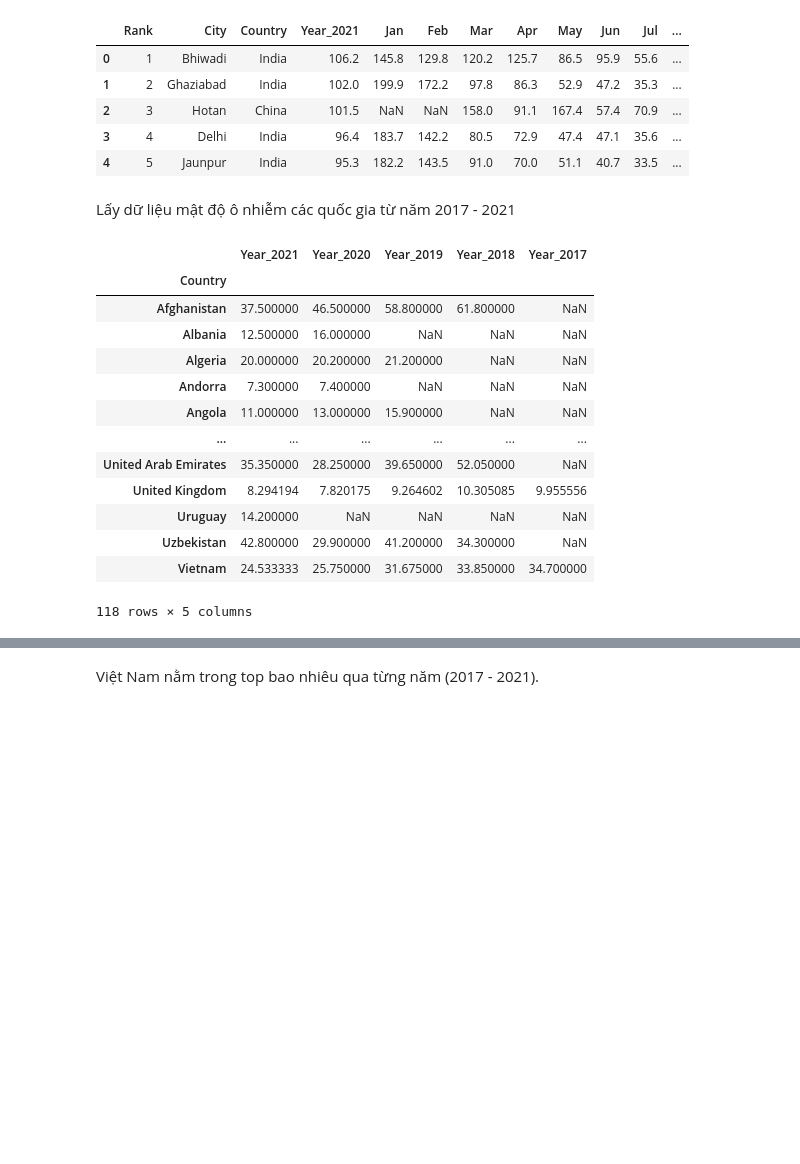
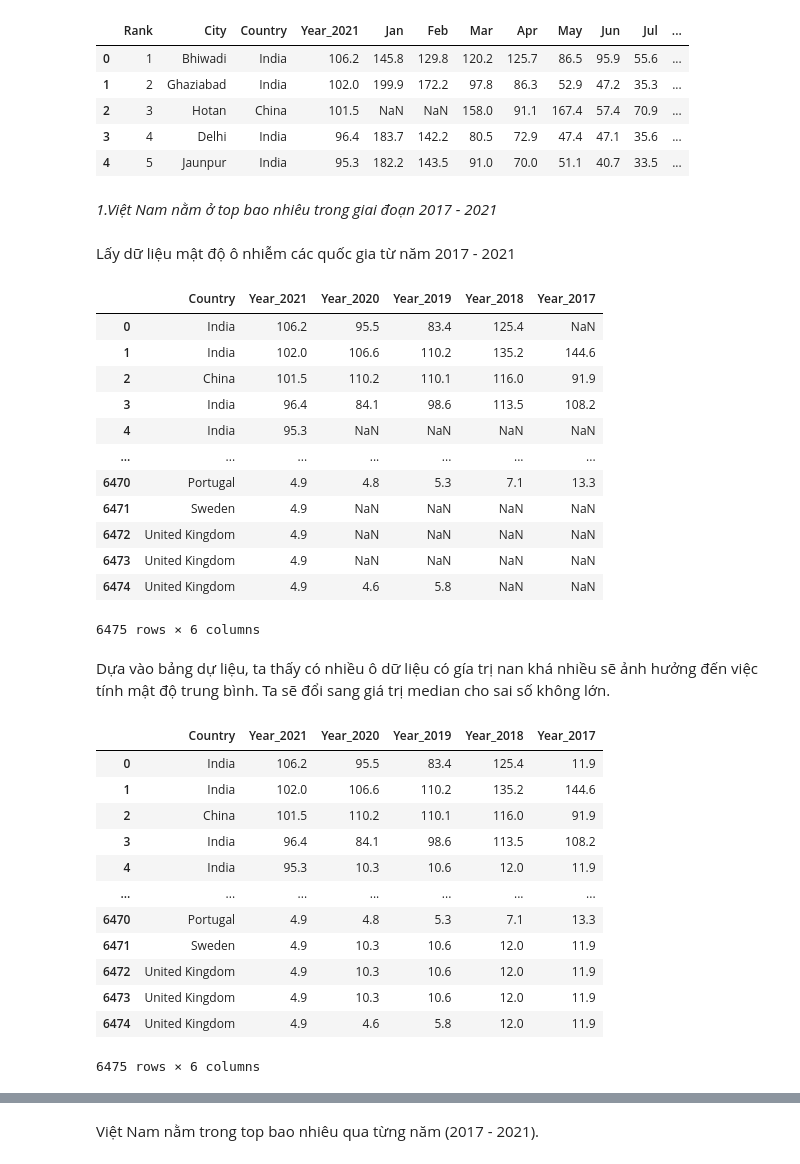
Before and after one commit to yakhimm/NMKHDL_20, a Jupyter notebook: cau2.ipynb, the cells around one changed output, grey strips where cells are left out. Saved outputs shown, nothing was run; the diff lists cells and outputs as text; code cells hidden in the pictures; blank space fills up the shorter version.

```diff
--- a/cau2.ipynb
+++ b/cau2.ipynb
@@ -18,24 +20,52 @@ df.head()
 | 2 | 3 | Hotan | China | 101.5 | NaN | NaN | 158.0 | 91.1 | 167.4 | 57.4 | 70.9 | ... |
 | 3 | 4 | Delhi | India | 96.4 | 183.7 | 142.2 | 80.5 | 72.9 | 47.4 | 47.1 | 35.6 | ... |
 | 4 | 5 | Jaunpur | India | 95.3 | 182.2 | 143.5 | 91.0 | 70.0 | 51.1 | 40.7 | 33.5 | ... |
+# %% [markdown]
+*1.Việt Nam nằm ở top bao nhiêu trong giai đoạn 2017 - 2021*
 # %% [markdown]
 Lấy dữ liệu mật độ ô nhiễm các quốc gia từ năm 2017 - 2021
 # %%
+#Do chỉ tính trong giai đoạn 2017 - 2021 nên sẽ xóa các cột không cần thiết
 df_Country = df.drop(['Rank', 'City','Jan', 'Feb', 'Mar', 'Apr', 'May', 'Jun', 'Jul', 'Aug', 'Sep', 'Oct', 'Nov', 'Dec'], axis = 1)
-df_Country = df_Country.groupby('Country').mean()
 df_Country
 # %% [output]
-|  | Year_2021 | Year_2020 | Year_2019 | Year_2018 | Year_2017 |
-| Country |  |  |  |  |  |
-| Afghanistan | 37.500000 | 46.500000 | 58.800000 | 61.800000 | NaN |
-| Albania | 12.500000 | 16.000000 | NaN | NaN | NaN |
-| Algeria | 20.000000 | 20.200000 | 21.200000 | NaN | NaN |
-| Andorra | 7.300000 | 7.400000 | NaN | NaN | NaN |
-| Angola | 11.000000 | 13.000000 | 15.900000 | NaN | NaN |
-| ... | ... | ... | ... | ... | ... |
-| United Arab Emirates | 35.350000 | 28.250000 | 39.650000 | 52.050000 | NaN |
-| United Kingdom | 8.294194 | 7.820175 | 9.264602 | 10.305085 | 9.955556 |
-| Uruguay | 14.200000 | NaN | NaN | NaN | NaN |
-| Uzbekistan | 42.800000 | 29.900000 | 41.200000 | 34.300000 | NaN |
-| Vietnam | 24.533333 | 25.750000 | 31.675000 | 33.850000 | 34.700000 |
+|  | Country | Year_2021 | Year_2020 | Year_2019 | Year_2018 | Year_2017 |
+| 0 | India | 106.2 | 95.5 | 83.4 | 125.4 | NaN |
+| 1 | India | 102.0 | 106.6 | 110.2 | 135.2 | 144.6 |
+| 2 | China | 101.5 | 110.2 | 110.1 | 116.0 | 91.9 |
+| 3 | India | 96.4 | 84.1 | 98.6 | 113.5 | 108.2 |
+| 4 | India | 95.3 | NaN | NaN | NaN | NaN |
+| ... | ... | ... | ... | ... | ... | ... |
+| 6470 | Portugal | 4.9 | 4.8 | 5.3 | 7.1 | 13.3 |
+| 6471 | Sweden | 4.9 | NaN | NaN | NaN | NaN |
+| 6472 | United Kingdom | 4.9 | NaN | NaN | NaN | NaN |
+| 6473 | United Kingdom | 4.9 | NaN | NaN | NaN | NaN |
+| 6474 | United Kingdom | 4.9 | 4.6 | 5.8 | NaN | NaN |
-118 rows × 5 columns
+6475 rows × 6 columns
+# %% [markdown]
+Dựa vào bảng dự liệu, ta thấy có nhiều ô dữ liệu có gía trị nan khá nhiều sẽ ảnh hưởng đến việc tính mật độ trung bình. Ta sẽ đổi sang giá trị median cho sai số không lớn.
+# %%
+#Những cột cần thay đổi giá trị
+year_cols = ['Year_2021', 'Year_2020', 'Year_2019', 'Year_2018', 'Year_2017']
+
+#Thay đổi nan thành median
+for col in year_cols:
+    med = df_Country[col].median()
+    df_Country[col] = df_Country[col].fillna(med)
+
+#Bảng sau khi đổi giá trị
+df_Country
+# %% [output]
+|  | Country | Year_2021 | Year_2020 | Year_2019 | Year_2018 | Year_2017 |
+| 0 | India | 106.2 | 95.5 | 83.4 | 125.4 | 11.9 |
+| 1 | India | 102.0 | 106.6 | 110.2 | 135.2 | 144.6 |
+| 2 | China | 101.5 | 110.2 | 110.1 | 116.0 | 91.9 |
+| 3 | India | 96.4 | 84.1 | 98.6 | 113.5 | 108.2 |
+| 4 | India | 95.3 | 10.3 | 10.6 | 12.0 | 11.9 |
+| ... | ... | ... | ... | ... | ... | ... |
+| 6470 | Portugal | 4.9 | 4.8 | 5.3 | 7.1 | 13.3 |
+| 6471 | Sweden | 4.9 | 10.3 | 10.6 | 12.0 | 11.9 |
+| 6472 | United Kingdom | 4.9 | 10.3 | 10.6 | 12.0 | 11.9 |
+| 6473 | United Kingdom | 4.9 | 10.3 | 10.6 | 12.0 | 11.9 |
+| 6474 | United Kingdom | 4.9 | 4.6 | 5.8 | 12.0 | 11.9 |
+6475 rows × 6 columns
```
Also changed, not shown: parts of 22 cells of this notebook, 1 other file.
